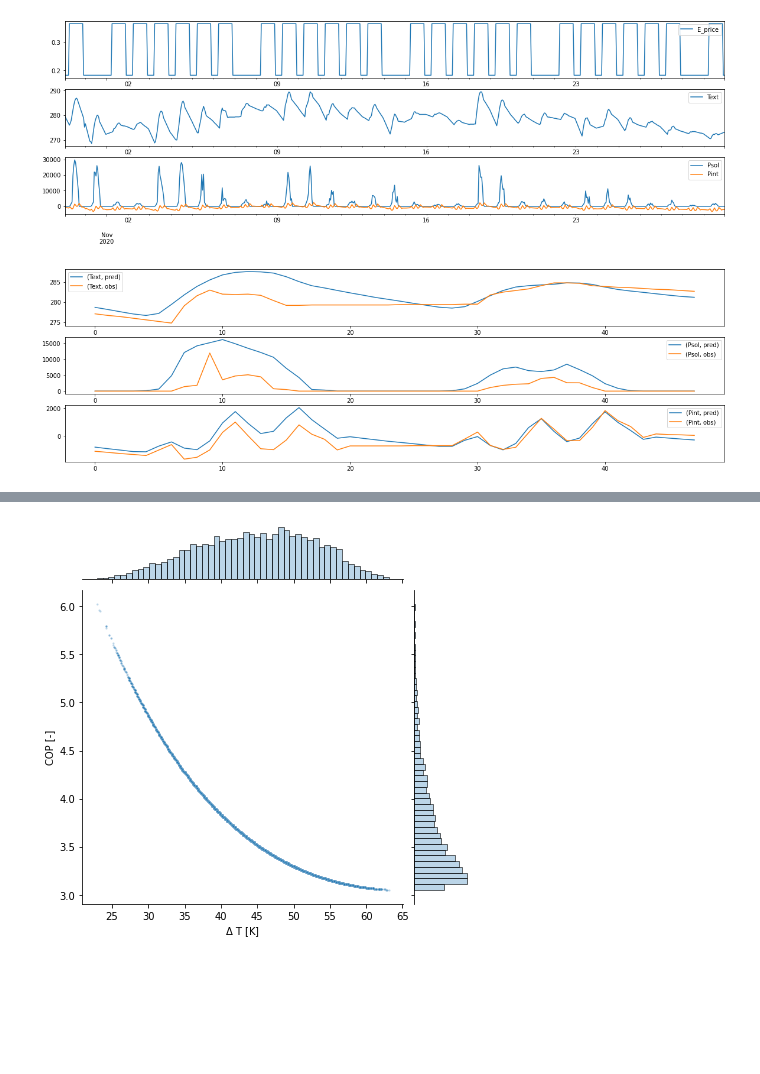
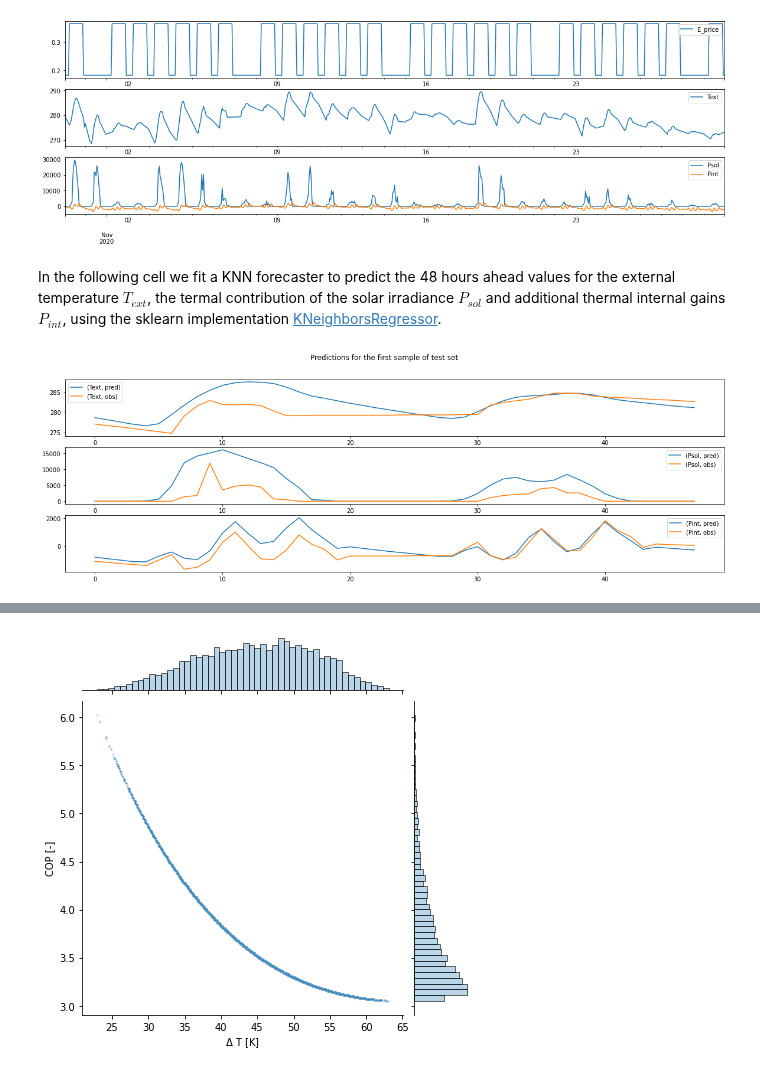
Before and after one commit to nepslor/teaching, a Jupyter notebook: 2021SmartGrids/L_04_MPC_for_DSM.ipynb, the cells around one changed output, grey strips where cells are left out. Saved outputs shown, nothing was run; the diff lists cells and outputs as text; code cells hidden in the pictures; blank space fills up the shorter version.

```diff
--- a/2021SmartGrids/L_04_MPC_for_DSM.ipynb
+++ b/2021SmartGrids/L_04_MPC_for_DSM.ipynb
@@ -41,6 +29,8 @@ data_te = data.loc[(data.index<'2020-11-30') & (data.index>'2020-10-30')]
 multiplot(data_te, ['E_price'], ['Text'], ['Psol', 'Pint'])
 # %% [output]
 [figure]
+# %% [markdown]
+In the following cell we fit a KNN forecaster to predict the 48 hours ahead values for the external temperature $T_{ext}$, the termal contribution of the solar irradiance $P_{sol}$ and additional thermal internal gains $P_{int}$,   using the sklearn implementation [KNeighborsRegressor](https://scikit-learn.org/stable/modules/generated/sklearn.neighbors.KNeighborsRegressor.html).
 # %%
 from sklearn.neighbors import KNeighborsRegressor
 from itertools import product
@@ -55,39 +45,36 @@ def add_lags(data, lags, names='all'):
   lagged_dat = pd.concat([data, lagged_signal], axis=1)
   return lagged_dat.loc[~np.any(lagged_dat.isna(), axis=1)]
 
-def tr_te_split(data, split_ratio=0.75):
-  "divides data into training and test sets "
-  n_tr = int(len(data)*split_ratio)
-  return data.iloc[:n_tr, :], data.iloc[n_tr:, :]
 
 def fit_forecasters(input_tr, input_te, names):
   forecasters, forecasts, perfect_forecasts, test_obs = {}, {}, {}, {}
   for target in names:
     future_steps = np.arange(1,48)
     past_steps = -np.hstack([np.arange(1,25),np.arange(1,7)*24, np.arange(168-24,169)])
     data_tr = add_lags(input_tr, (future_steps).tolist() + (past_steps).tolist(), names=names)
     data_te = add_lags(input_te, (future_steps).tolist() + (past_steps).tolist(), names=names)
 
     x_tr, x_te = data_tr[[n for n in data_tr.columns if '-' in n]], data_te[[n for n in data_te.columns if '-' in n]]
     y_tr, y_te = data_tr[[n for n in data_tr.columns if target in n and '-' not in n]], data_te[[n for n in data_te.columns if target in n  and '-' not in n]]
 
     # normalize data
     tr_mean, te_mean = x_tr.mean(), x_te.mean()
     tr_std, te_std = x_tr.std(), x_te.std()
     x_tr = (x_tr-tr_mean)/tr_std
     x_te = (x_te-te_mean)/te_std
 
     forecasters[target] = KNeighborsRegressor(weights='distance').fit(x_tr, y_tr.values)
     forecasts[target] = forecasters[target].predict(x_te)
     perfect_forecasts[target] = y_te.values
     test_obs[target] = y_te
   return forecasters, forecasts, perfect_forecasts, test_obs
 
 targets=['Text', 'Psol', 'Pint']
 forecasters, forecasts, perfect_forecasts, test_obs = fit_forecasters(data_tr, data_te, targets)
 plot_names = list(product(targets, ['pred', 'obs']))
 forecast_sample = pd.DataFrame(np.vstack([(forecasts[k][0, :], test_obs[k].values[0, :])
 for k in targets]).T, columns=plot_names)
 multiplot(forecast_sample, plot_names[:2], plot_names[2:4], plot_names[4:])
+plt.suptitle('Predictions for the first sample of test set');
 # %% [output]
-[figure, old version]
+[figure, new version]
```
Also changed, not shown: parts of 15 cells of this notebook.
